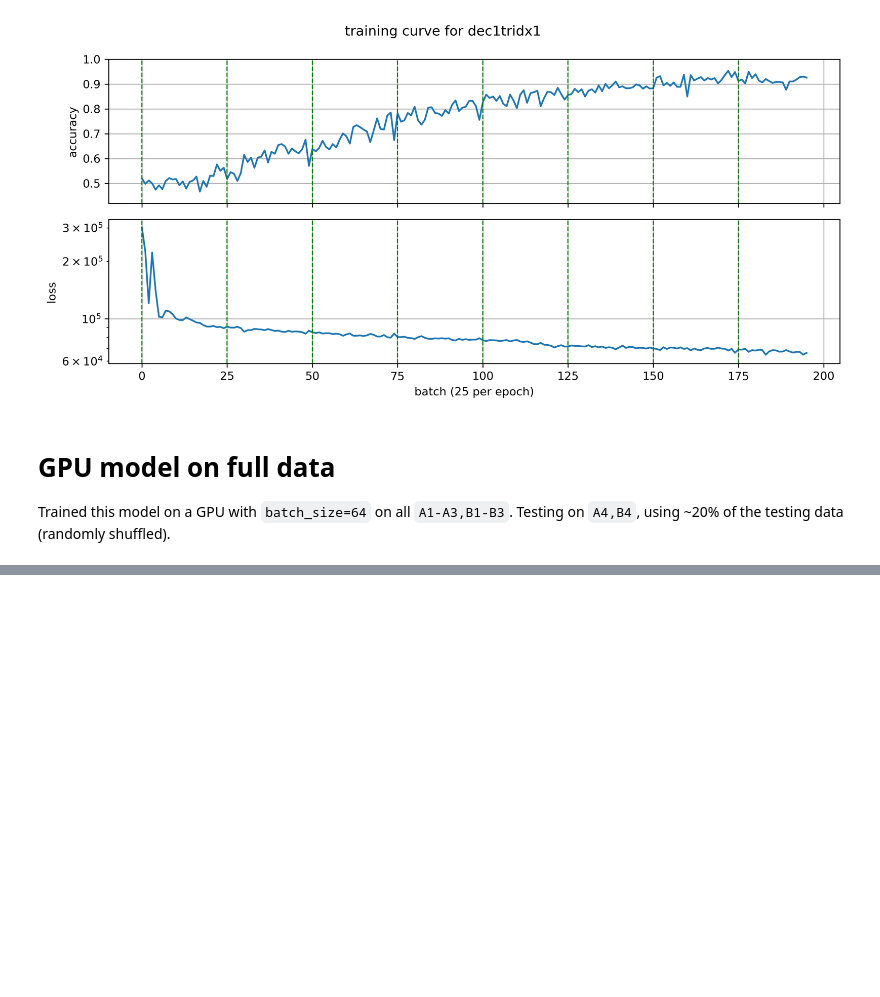
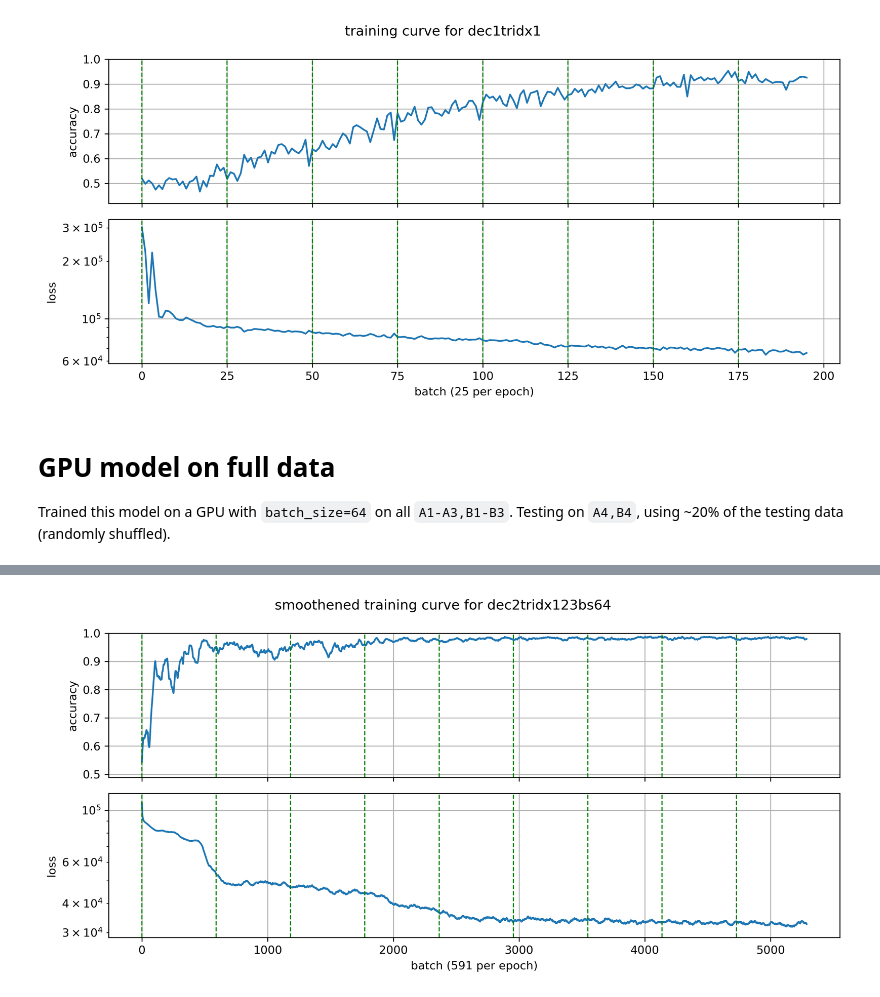
Before and after one commit to stevenabreu7/dvs_flow, a Jupyter notebook: results/visualization.ipynb, the cells around one changed output, grey strips where cells are left out. Saved outputs shown, nothing was run; the diff lists cells and outputs as text; code cells hidden in the pictures; blank space fills up the shorter version.

Commit message:
+ final results from dec 2 training run

```diff
--- a/results/visualization.ipynb
+++ b/results/visualization.ipynb
@@ -87,0 +94,5 @@ acc 96.52% +/- 0.36% loss 35497.9 +/- 678.8
+# %%
+plot_acc_loss(acc, loss, title=f'smoothened training curve for {folder.split("/")[-1]}',
+              n_batches=n_batches, conv=50)
+# %% [output]
+[figure, added]
```
Also changed, not shown: parts of 2 cells of this notebook, 2 other files.
